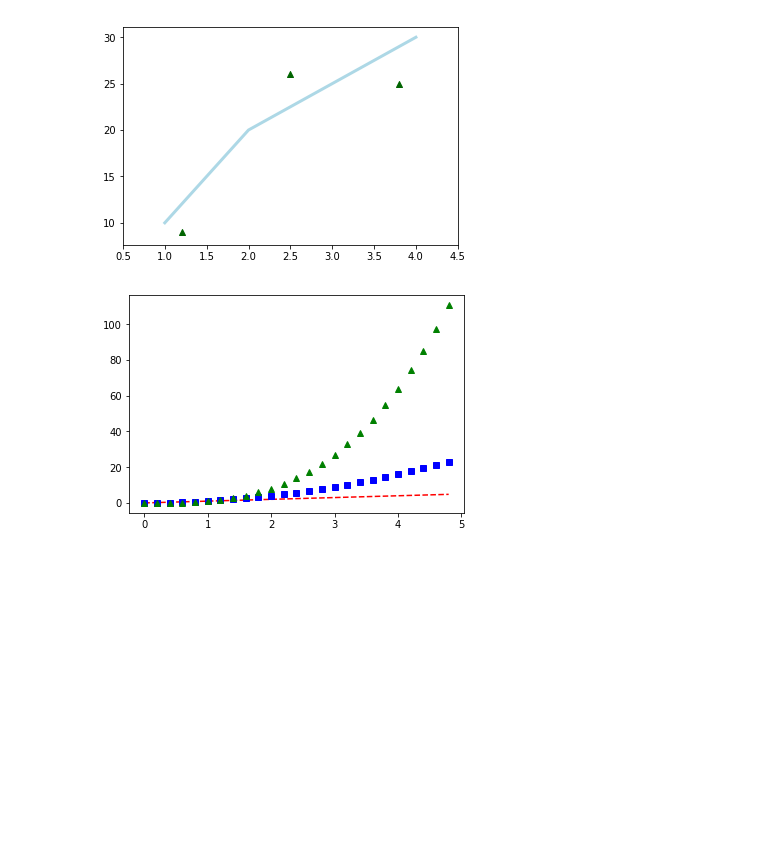
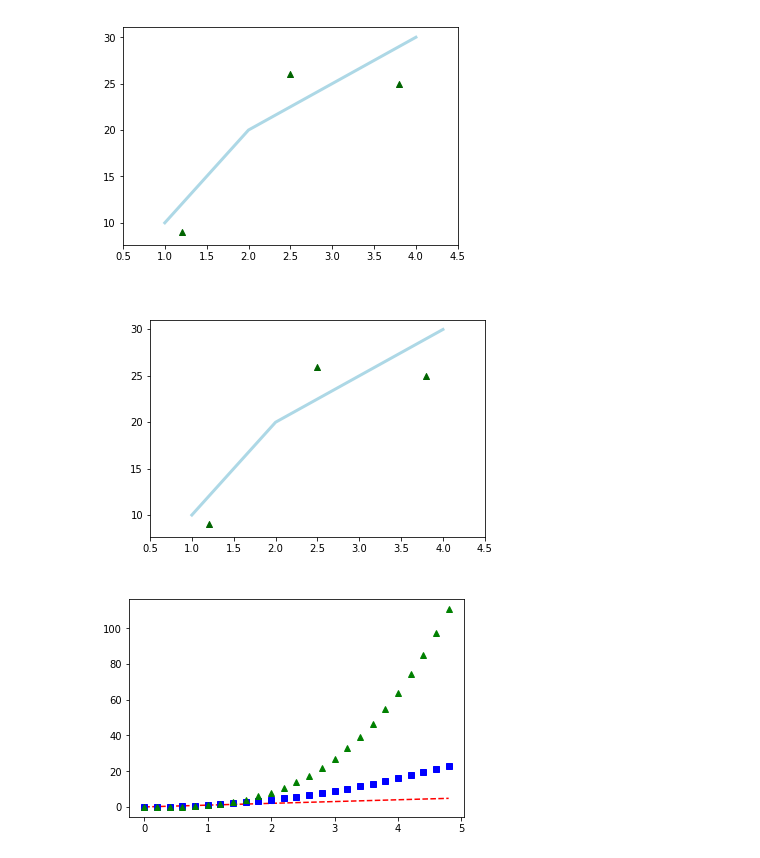
Before and after one commit to alexpacheco/python, a Jupyter notebook: index.ipynb, the cells around one changed output. Drawn from its saved outputs; the diff is of its cells as text; code cells hidden in the pictures; blank space fills up the shorter version.

```diff
--- a/index.ipynb
+++ b/index.ipynb
@@ -1845,5 +1909,10 @@ plt.show()
 # %% [output]
 [figure]
+# %%
+from IPython.display import Image
+Image('my_figure.png')
+# %% [output]
+[figure, added]
 # %%
 t = np.arange(0., 5., 0.2)
 
```
Also changed, not shown: parts of 39 cells of this notebook, 3 other files.
